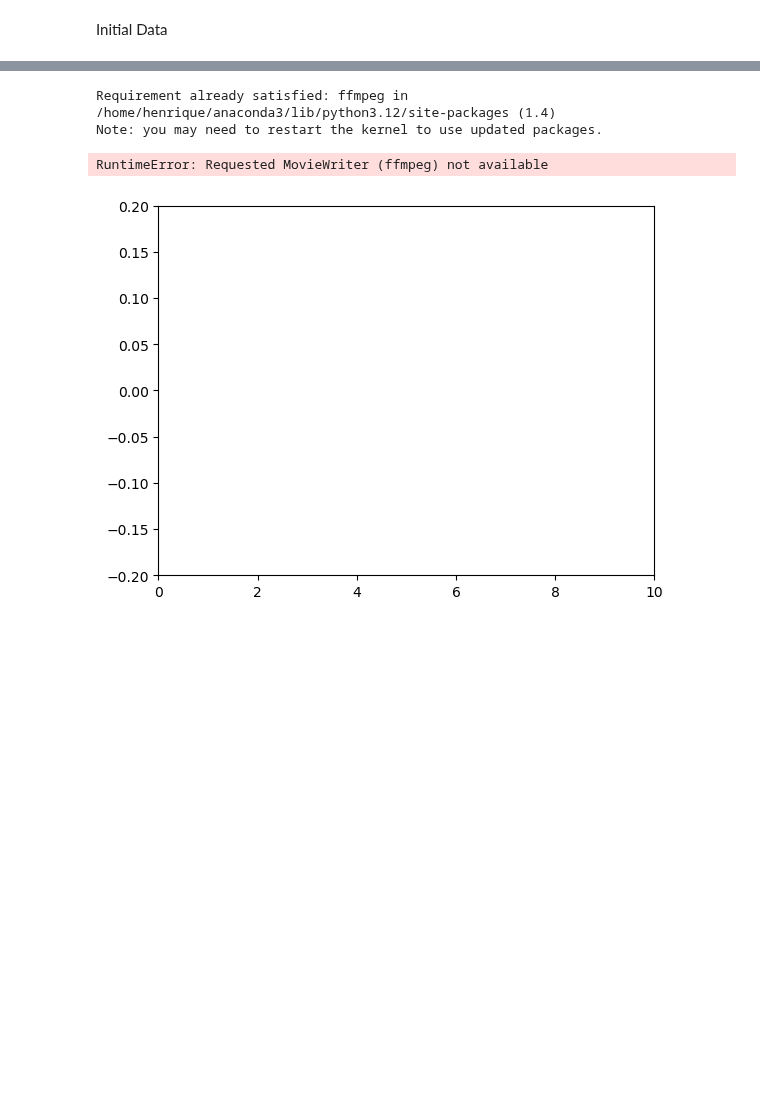
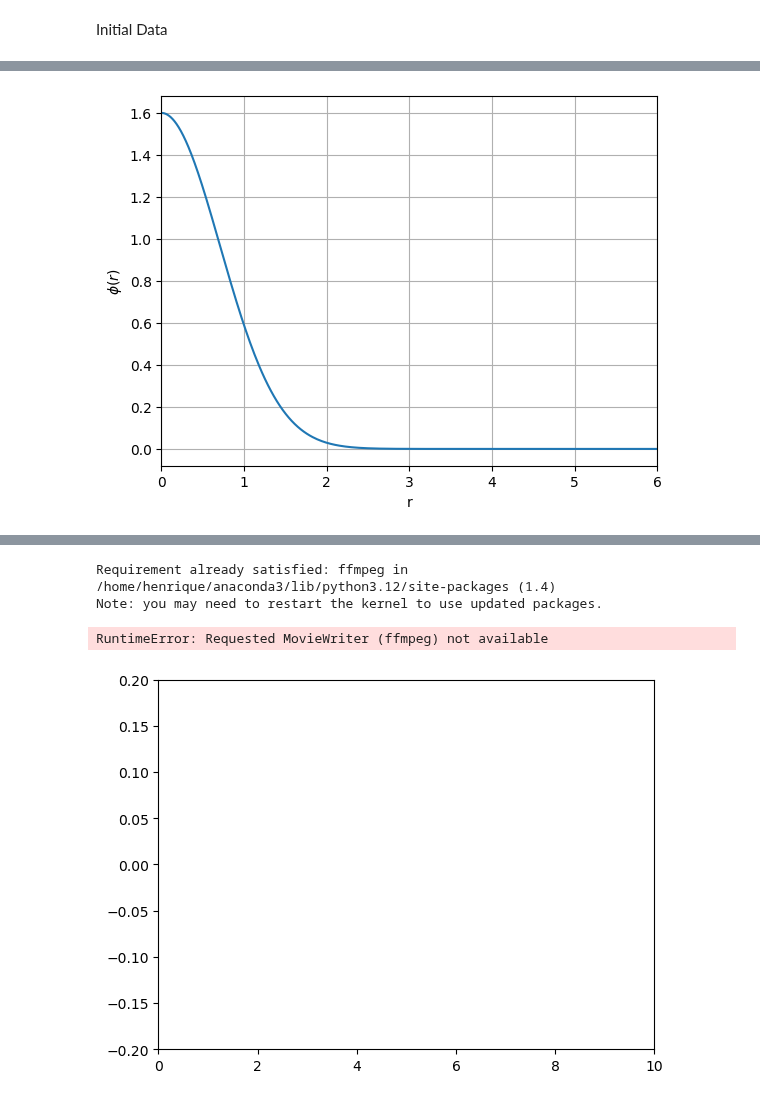
Before and after one commit to phmouras/Critical-Phenomena-in-gravitational-collapse-via-spectral-methods, a Jupyter notebook: MS_spherical_DD_construction.ipynb, the cells around one changed output, grey strips where cells are left out. Cells and saved outputs as stored; diff of their text form; code cells hidden in the pictures; blank space fills up the shorter version.

```diff
--- a/MS_spherical_DD_construction.ipynb
+++ b/MS_spherical_DD_construction.ipynb
@@ -1039,13 +1035,15 @@ t1 = np.linspace(0, tf, len(Alpha_origin))
 # %%
 # Scalar Field Phi:
 
-plt.plot(rplot, phi_set[39000])  # Assegurar mesma dimensão
+plt.plot(rplot, phi_set[1])  # Assegurar mesma dimensão
 plt.xlabel('r')
 plt.xlim(0,6)
 plt.ylabel(r'$\phi(r)$')
 #plt.axvline(x=r0, color='k', label='Interface em $r=r0$')
 plt.grid(True)
 plt.show()
+# %% [output]
+[figure, added]
 # %%
 # Searching for critical amplitude:
 
```
Also changed, not shown: parts of 9 cells of this notebook.
